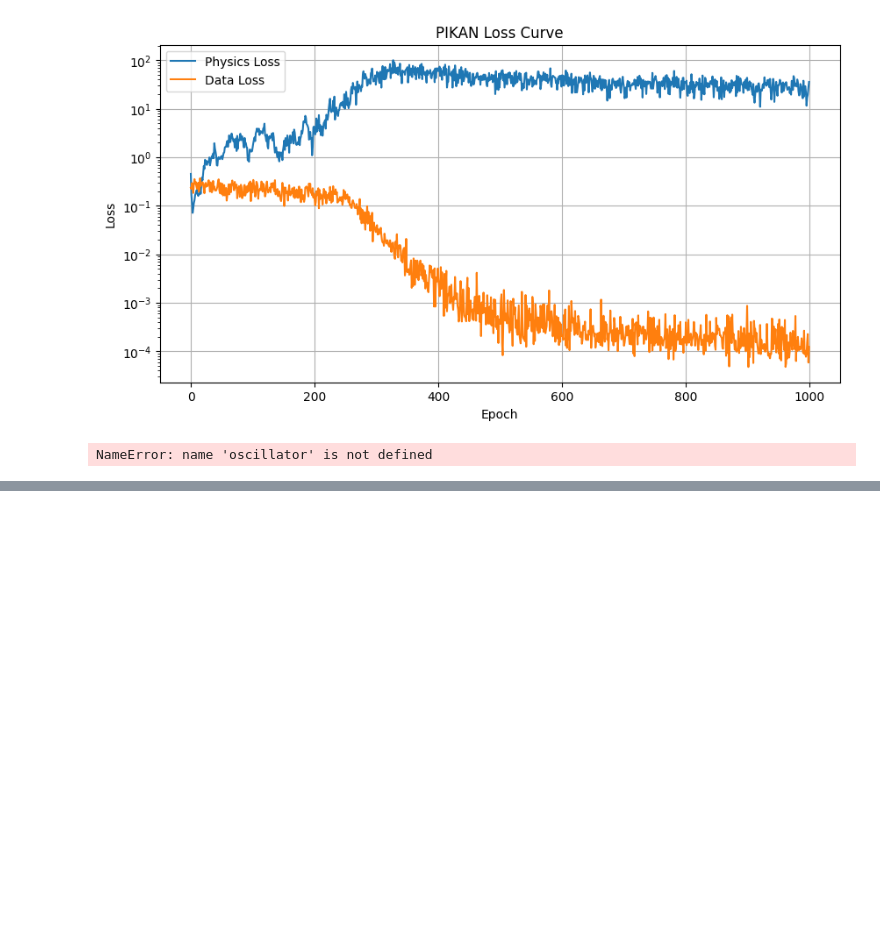
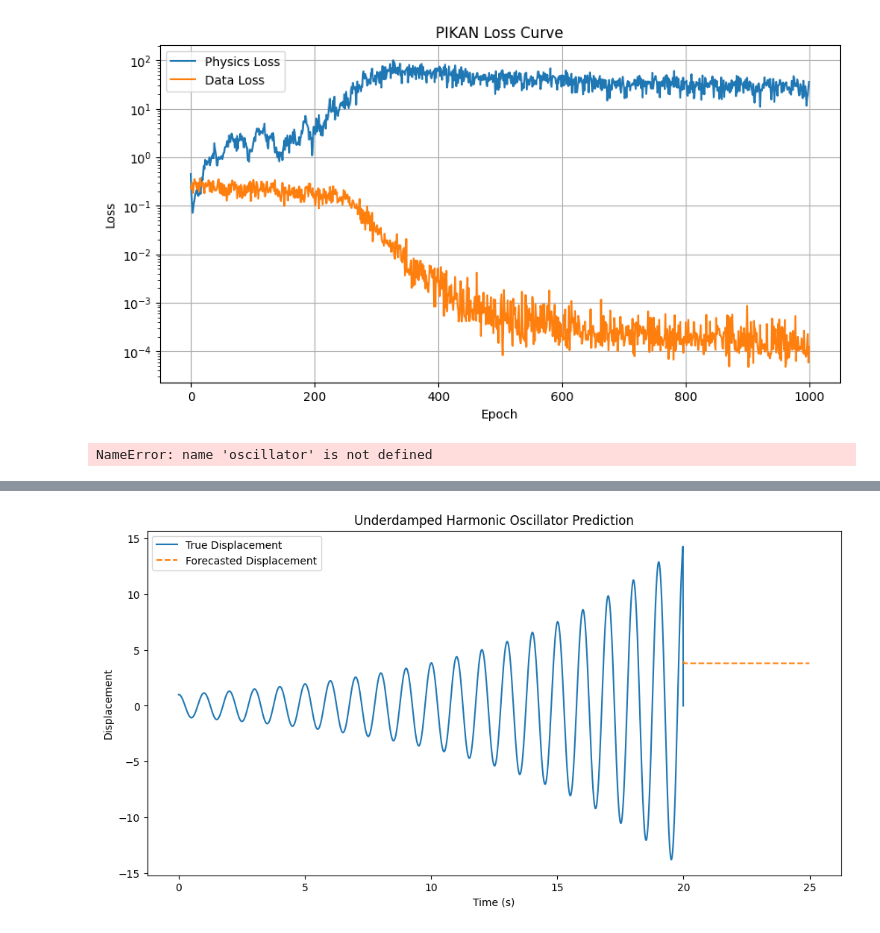
Before and after one commit to NeuralNut/pgdl, a Jupyter notebook: Spring/dev.ipynb, the cells around one changed output, grey strips where cells are left out. Saved outputs shown, nothing was run; the diff lists cells and outputs as text; code cells hidden in the pictures; blank space fills up the shorter version.

```diff
--- a/Spring/dev.ipynb
+++ b/Spring/dev.ipynb
@@ -177,0 +544,20 @@ NameError: name 'oscillator' is not defined
+# %%
+class StateSpaceModel(nn.Module):
+    def __init__(self, n_state, n_output, n_hidden, Q):
+        super(StateSpaceModel, self).__init__()
+        self.n_state = n_state
+        self.n_output = n_output
+
+        # K-A Network for state transition function f
+        self.f_network = KANetwork(n_state, n_state, n_hidden, Q)
+
+        # K-A Network for observation function g
+        self.g_network = KANetwork(n_state, n_output, n_hidden, Q)
+
+    def forward(self, x_t):
+        # Predict next state
+        x_next = self.f_network(x_t)  # Shape: (batch_size, n_state)
+
+        # Predict observation
+        y_pred = self.g_network(x_t)  # Shape: (batch_size, n_output)
+        return x_next, y_pred
@@ -177,0 +647,39 @@ NameError: name 'oscillator' is not defined
+# %%
+# Number of steps to forecast
+forecast_steps = int(5 / Delta_t)  # Predict 5 seconds into the future
+
+# Starting from the last available state
+x_current = x_t[-1].unsqueeze(0)  # Shape: (1, n_state)
+
+x_forecast = []
+y_forecast = []
+
+for step in range(forecast_steps):
+    with torch.no_grad():
+        x_next, y_pred = model(x_current)
+
+    x_forecast.append(x_next.squeeze(0).numpy())
+    y_forecast.append(y_pred.squeeze(0).numpy())
+
+    # Update current state
+    x_current = x_next  # Shape: (1, n_state)
+
+# Convert forecasts to numpy arrays
+x_forecast = np.array(x_forecast)  # Shape: (forecast_steps, n_state)
+y_forecast = np.array(y_forecast).flatten()  # Shape: (forecast_steps,)
+
+# Time vectors
+time_steps = np.arange(0, T_total, Delta_t)
+forecast_time_steps = np.arange(T_total, T_total + forecast_steps * Delta_t, Delta_t)
+
+# Plot the true and predicted displacement
+plt.figure(figsize=(12, 6))
+plt.plot(time_steps, y_t.numpy().flatten(), label='True Displacement')
+plt.plot(forecast_time_steps, y_forecast, '--', label='Forecasted Displacement')
+plt.xlabel('Time (s)')
+plt.ylabel('Displacement')
+plt.legend()
+plt.title('Underdamped Harmonic Oscillator Prediction')
+plt.show()
+# %% [output]
+[figure, added]
```
Also changed, not shown: parts of 6 cells of this notebook.
